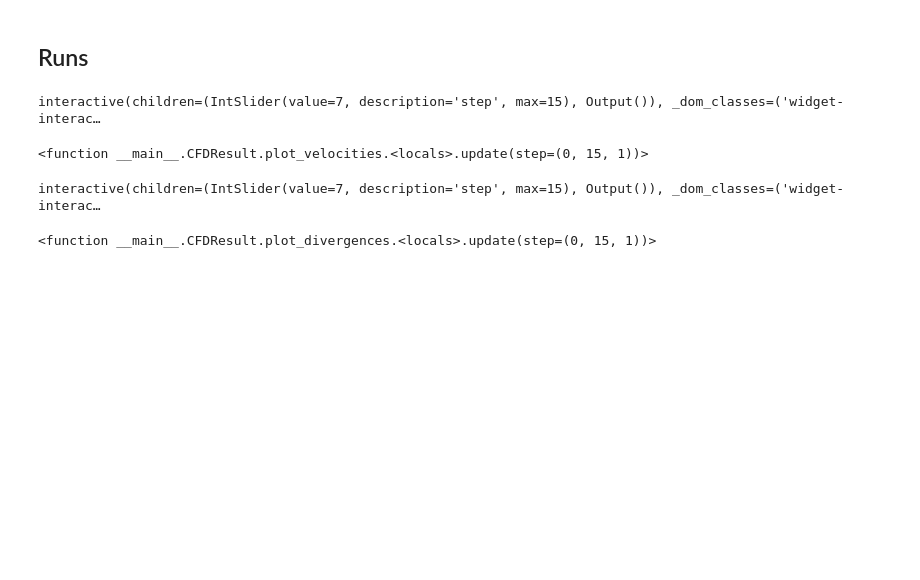
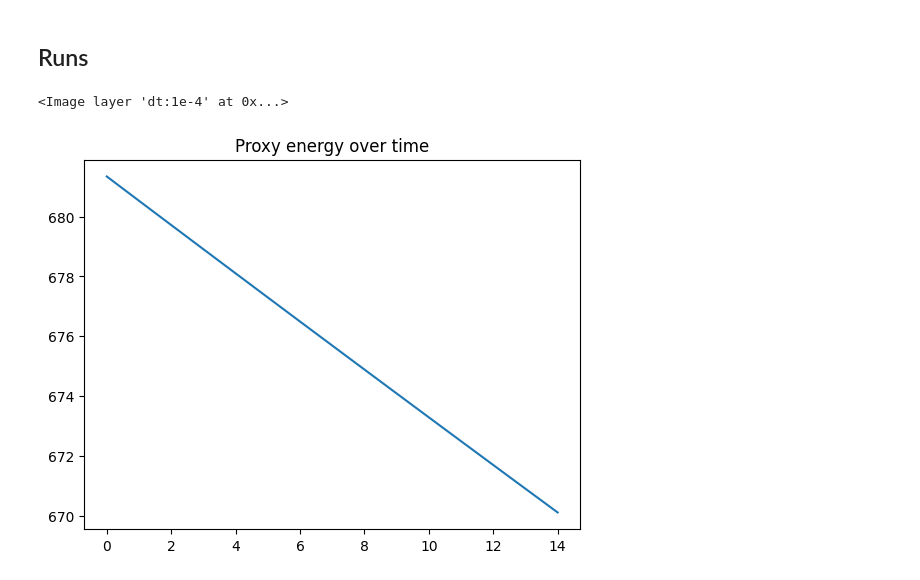
Before and after one commit to kz2wd/CFD-Solver, a Jupyter notebook: cfd-2D-solver-v3.ipynb, the cells around one changed output. Cells and saved outputs as stored; diff of their text form; code cells hidden in the pictures; blank space fills up the shorter version.

```diff
--- a/cfd-2D-solver-v3.ipynb
+++ b/cfd-2D-solver-v3.ipynb
@@ -162,14 +193,17 @@ class CFDSimulation:
 # %%
 
 simu = CFDSimulation()
-simu.dt = 0.001
+simu.dt = 1e-4
+simu.re = 200
 result = simu.launch()
-result.plot_velocities()
+np.save(result.
-# %% [output]
-interactive(children=(IntSlider(value=7, description='step', max=15), Output()), _dom_classes=('widget-interac…
-<function __main__.CFDResult.plot_velocities.<locals>.update(step=(0, 15, 1))>
-# %%
-result.plot_divergences()
-# %% [output]
-interactive(children=(IntSlider(value=7, description='step', max=15), Output()), _dom_classes=('widget-interac…
-<function __main__.CFDResult.plot_divergences.<locals>.update(step=(0, 15, 1))>
+# %%
+%gui qt6
+viewer = napari.Viewer()
+viewer.add_image(result_1em4.all_norms, name="dt:1e-4")
+# %% [output]
+<Image layer 'dt:1e-4' at 0x...>
+# %%
+result_1em4.energy_over_time()
+# %% [output]
+[figure, added]
```
Also changed, not shown: parts of 2 cells of this notebook, 9 other files.
